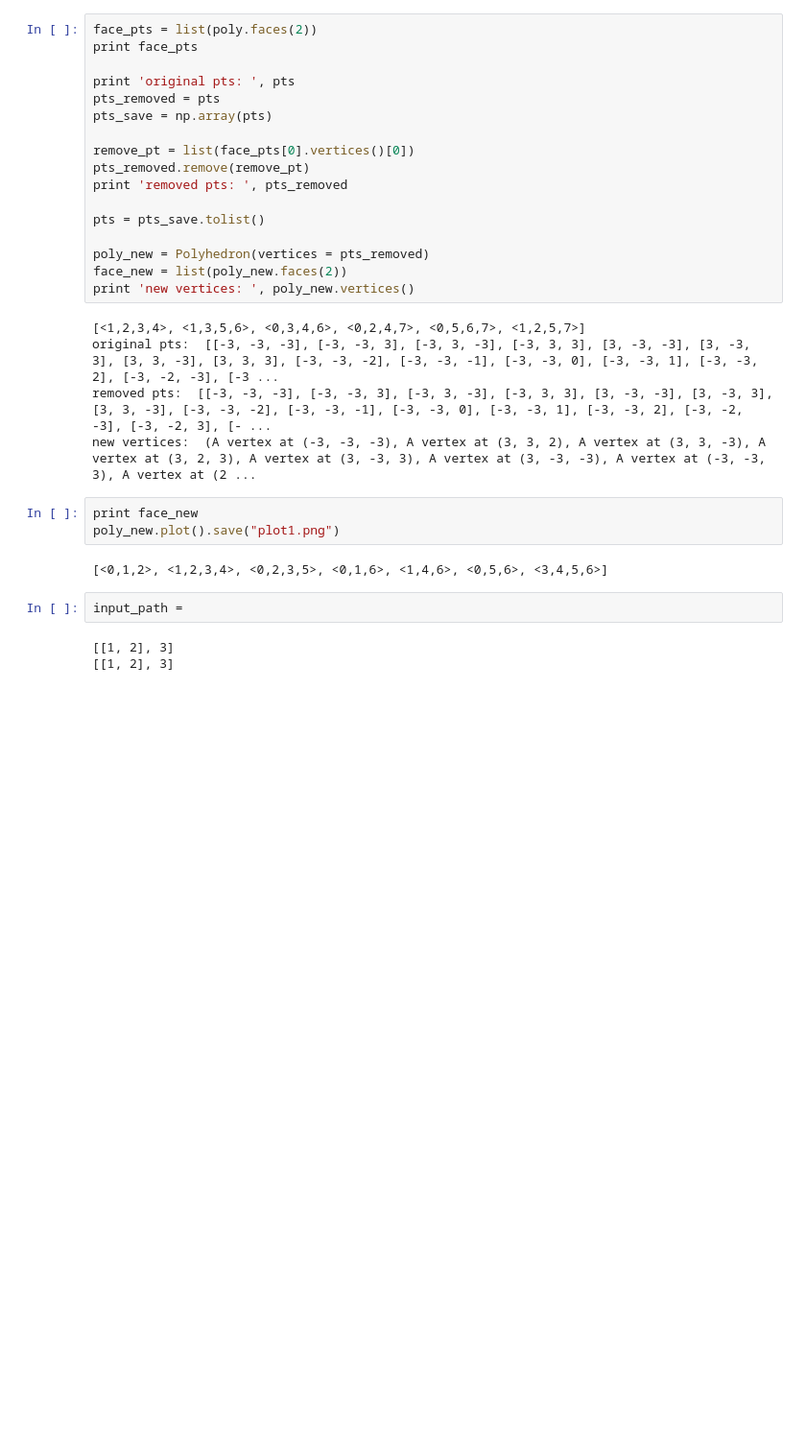
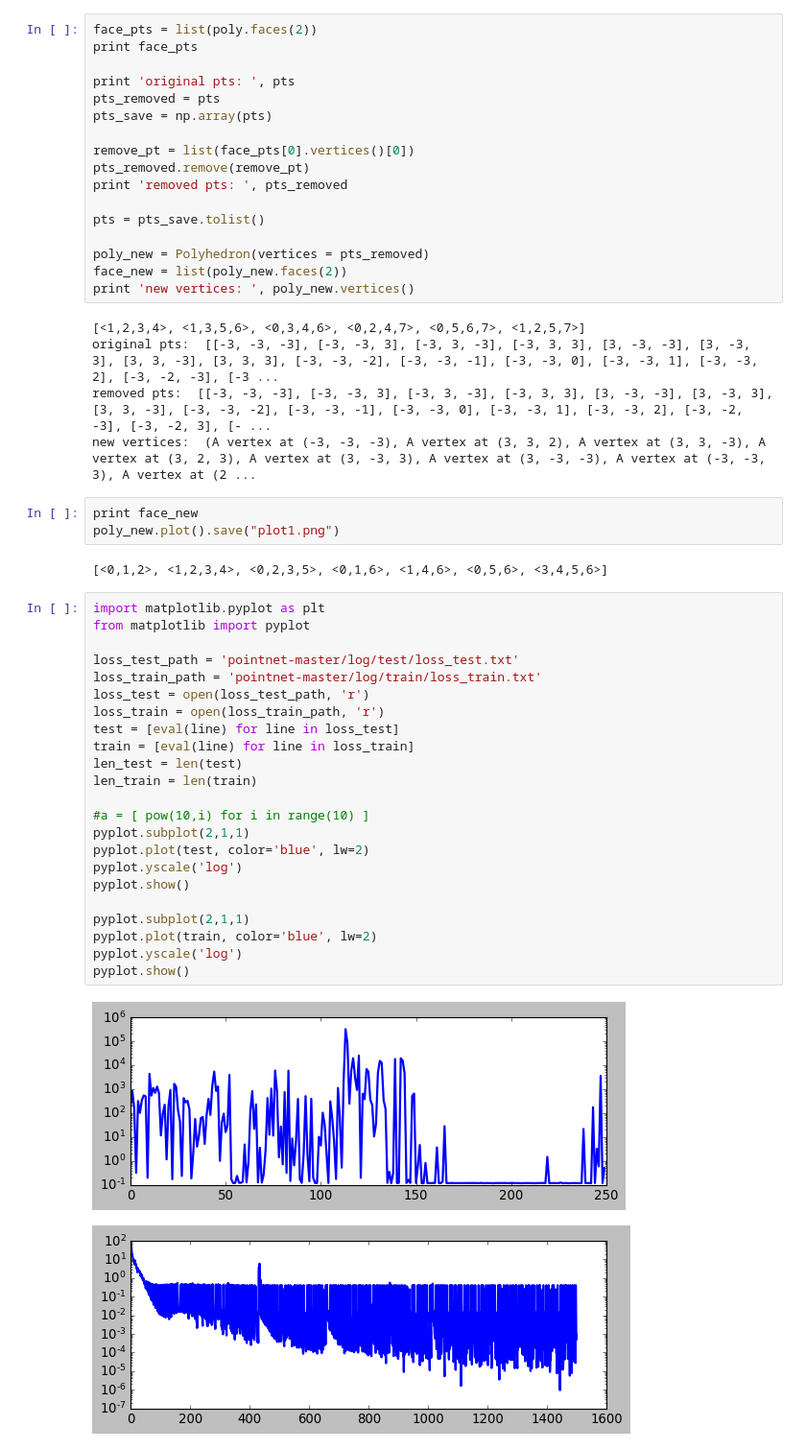
Before and after one commit to caoandong/Calabi_Yau, a Jupyter notebook: Polyhedra_test.ipynb, the cells around one changed output. Shown at 96% size. Cells and saved outputs as stored; diff of their text form; blank space fills up the shorter version.

```diff
--- a/Polyhedra_test.ipynb
+++ b/Polyhedra_test.ipynb
@@ -139,8 +139,29 @@ print face_new
 poly_new.plot().save("plot1.png")
 # %% [output]
 [<0,1,2>, <1,2,3,4>, <0,2,3,5>, <0,1,6>, <1,4,6>, <0,5,6>, <3,4,5,6>]
-# %%
-input_path =
-# %% [output]
-[[1, 2], 3]
-[[1, 2], 3]
+# %%
+import matplotlib.pyplot as plt
+from matplotlib import pyplot
+
+loss_test_path = 'pointnet-master/log/test/loss_test.txt'
+loss_train_path = 'pointnet-master/log/train/loss_train.txt'
+loss_test = open(loss_test_path, 'r')
+loss_train = open(loss_train_path, 'r')
+test = [eval(line) for line in loss_test]
+train = [eval(line) for line in loss_train]
+len_test = len(test)
+len_train = len(train)
+
+#a = [ pow(10,i) for i in range(10) ]
+pyplot.subplot(2,1,1)
+pyplot.plot(test, color='blue', lw=2)
+pyplot.yscale('log')
+pyplot.show()
+
+pyplot.subplot(2,1,1)
+pyplot.plot(train, color='blue', lw=2)
+pyplot.yscale('log')
+pyplot.show()
+# %% [output]
+[figure, added]
+[figure, added]
```
Also changed, not shown: 54 other files.
